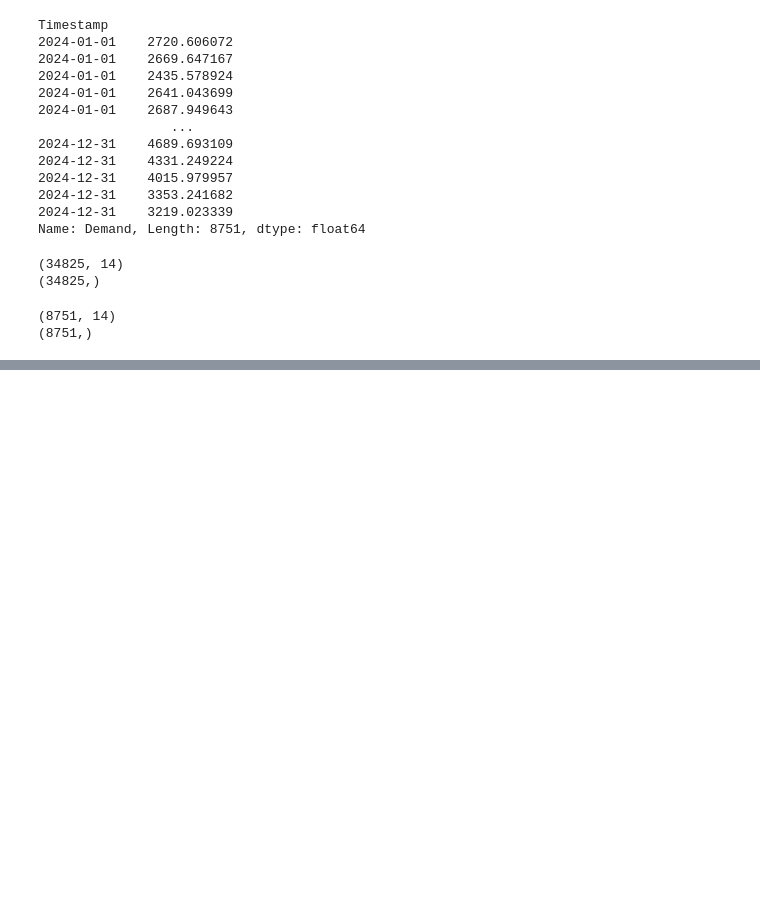
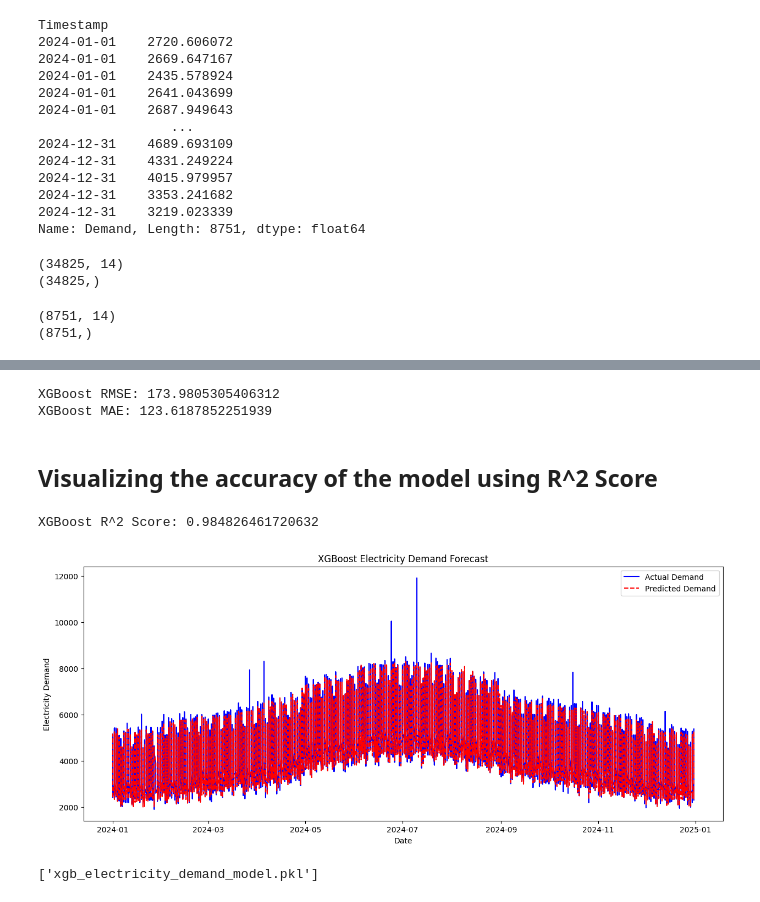
Before and after one commit to omaralaye/machinelearning-project, a Jupyter notebook: electricitydemandforecasting.ipynb, the cells around one changed output, grey strips where cells are left out. Saved outputs shown, nothing was run; the diff lists cells and outputs as text; code cells hidden in the pictures; blank space fills up the shorter version.

```diff
--- a/electricitydemandforecasting.ipynb
+++ b/electricitydemandforecasting.ipynb
@@ -736,0 +746,6 @@ print(Y_test.shape)
+# %%
+# Initializing the XGBoost and training the model
+model_xgb = XGBRegressor(n_estimators=1000, early_stopping_rounds=50, learning_rate=0.01, random_state=42, objective='reg:squarederror')
+# %%
+# Training the model using the training data
+model_xgb.fit(X_train, Y_train, eval_set= [(X_train, Y_train), (X_test, Y_test)], verbose=False)
@@ -736,0 +764,3 @@ print(Y_test.shape)
+# %%
+# make predictions using the trained model on the test data
+predictions_xgb = model_xgb.predict(X_test)
@@ -736,0 +771,32 @@ print(Y_test.shape)
+# %%
+print('XGBoost RMSE:', rmse_xgb)
+print('XGBoost MAE:', mae_xgb)
+# %% [output]
+XGBoost RMSE: 173.9805305406312
+XGBoost MAE: 123.6187852251939
+# %% [markdown]
+## Visualizing the accuracy of the model using R^2 Score
+# %%
+accuracy_xgb = model_xgb.score(X_test, Y_test)
+print('XGBoost R^2 Score:', accuracy_xgb)
+# %% [output]
+XGBoost R^2 Score: 0.984826461720632
+# %%
+# Visualize the predictions vs actual values
+plt.figure(figsize=(15,6))
+plt.plot(Y_test.index, Y_test, label='Actual Demand', color='blue')
+plt.plot(Y_test.index, predictions_xgb, label='Predicted Demand', color='Red', linestyle='--')
+plt.title("XGBoost Electricity Demand Forecast")
+plt.xlabel("Date")
+plt.ylabel("Electricity Demand")
+plt.legend()
+
+plt.show()
+# %% [output]
+[figure, added]
+# %%
+# save the model
+import joblib
+joblib.dump(model_xgb, 'xgb_electricity_demand_model.pkl')
+# %% [output]
+['xgb_electricity_demand_model.pkl']
```
Also changed, not shown: parts of 7 cells of this notebook, 1 other file.
